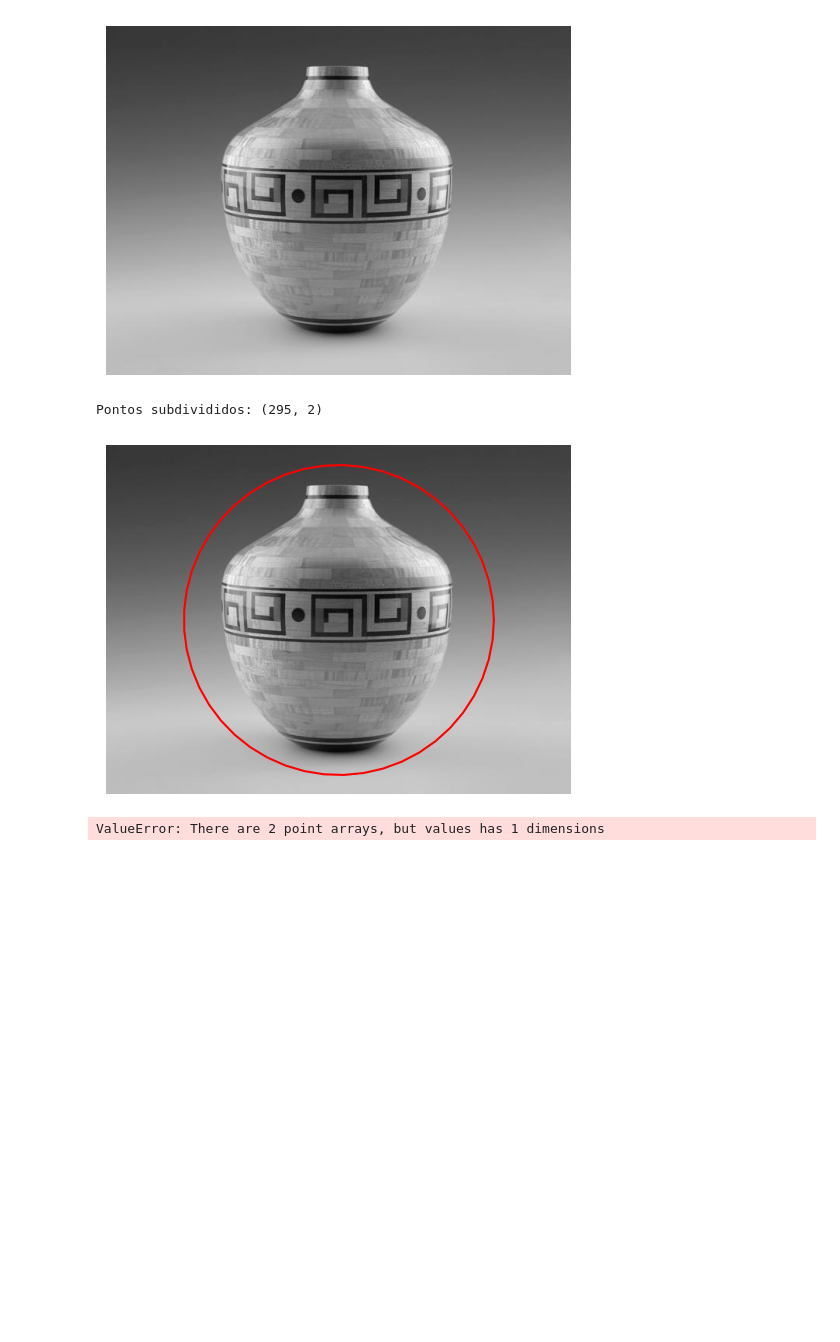
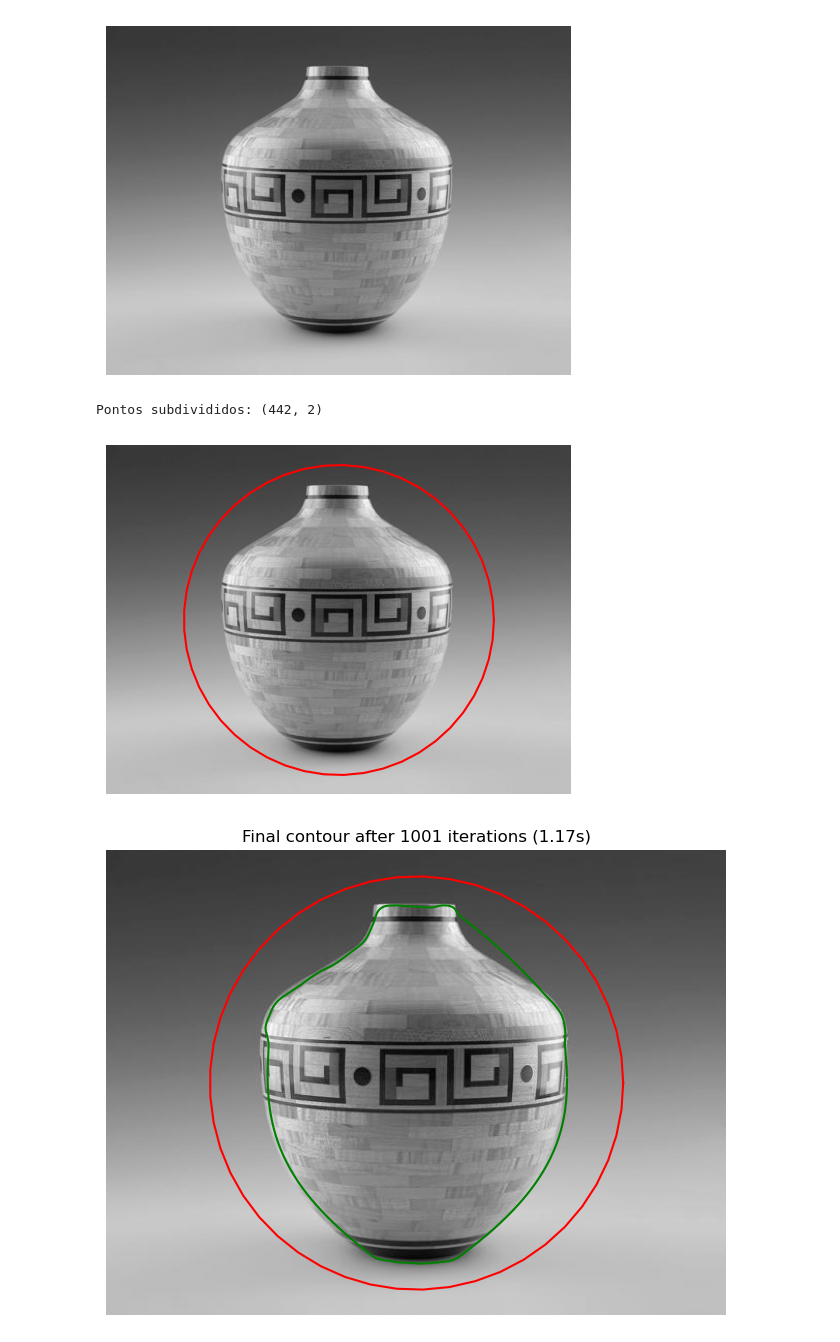
Before and after one commit to shh4und/snakes, a Jupyter notebook: 2D/snake.ipynb, the cells around one changed output. Cells and saved outputs as stored; diff of their text form; code cells hidden in the pictures; blank space fills up the shorter version.

```diff
--- a/2D/snake.ipynb
+++ b/2D/snake.ipynb
@@ -40,7 +40,7 @@ initial_points2 = [
 
 V_circle = init_circle((img.shape[1]//2, img.shape[0]//2), 200, num_points=50)
 
-V_subdivided = subdivision(V_circle, k=4)
+V_subdivided = subdivision(V_circle, k=3)
 print("Pontos subdivididos:", V_subdivided.shape)
 v_init = V_subdivided
 
@@ -51,38 +51,38 @@ plt.plot(v_init[:, 0], v_init[:, 1], "r-")
 plt.axis("off")
 plt.show()
 # %% [output]
-Pontos subdivididos: (295, 2)
+Pontos subdivididos: (442, 2)
 [figure]
 # %%
 # Configure snake parameters
 params = SnakeParams(
-    alpha=800.0,  # Stronger continuity
-    beta=500.0,  # Stronger curvature
-    gamma=0.0005,  # Smaller time step
-    sigma=0.05,  # Less blur
-    kb=-15.0,  # Weaker balloon force
+    alpha=2000.0,  # Stronger continuity
+    beta=1000.0,  # Stronger curvature
+    gamma=0.001,  # Smaller time step
+    sigma=3.5,  # Less blur
+    kb=-50.0,  # Weaker balloon force
     sb=100.0,  # More smoothing
-    max_iter=2000,
+    max_iter=1000,
     verbose=True,
     cubic_spline_refinement=True,
     vfc_ksize = 15,
-    vfc_sigma = 5.0
+    vfc_sigma = 4.0
 )
 
 # Create and evolve snake
 snake = Snake2D(img, v_init, params)
 v_final, iters, duration = snake.evolve()
 
 # Display result
 plt.figure(figsize=(8, 8))
 plt.imshow(img, cmap="gray")
 plt.plot(v_init[:, 0], v_init[:, 1], "r-")
 plt.plot(v_final[:, 0], v_final[:, 1], "g-")
 
 plt.title(f"Final contour after {iters} iterations ({duration:.2f}s)")
 plt.axis("off")
 plt.show()
 # %% [output]
-ValueError: There are 2 point arrays, but values has 1 dimensions
+[figure, added]
 # %%
 # Load and display image
```
Also changed, not shown: parts of 6 cells of this notebook, 1 other file.
